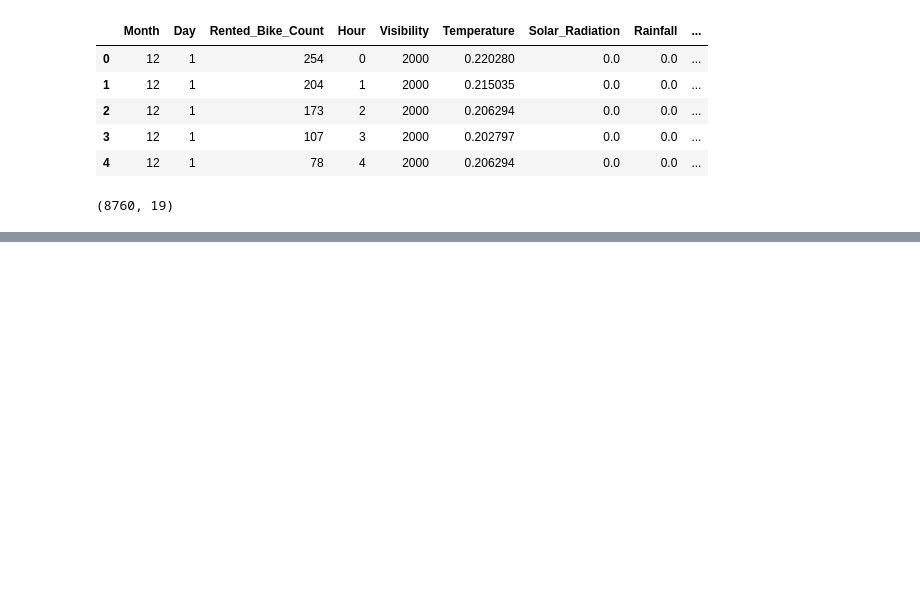
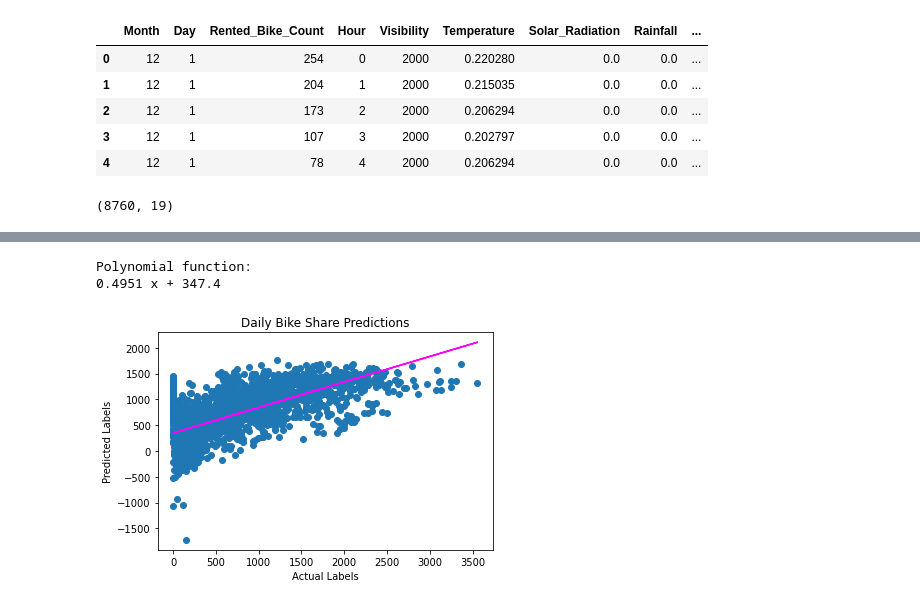
Before and after one commit to VermaSanjayrk/Seoul-Bike-Sharing-Demand-Prediction, a Jupyter notebook: Seoul_Bike_Sharing_Demand_Prediction.ipynb, the cells around one changed output, grey strips where cells are left out. Cells and saved outputs as stored; diff of their text form; code cells hidden in the pictures; blank space fills up the shorter version.

```diff
--- a/Seoul_Bike_Sharing_Demand_Prediction.ipynb
+++ b/Seoul_Bike_Sharing_Demand_Prediction.ipynb
@@ -602,0 +626,3 @@ df.shape
+# %%
+#splitting train and test data sets
+X_train, X_test, y_train, y_test = train_test_split(X, y, test_size=0.3, random_state=42)
@@ -602,0 +640,5 @@ df.shape
+# %%
+#scaling the data
+scaler = StandardScaler()
+X_train = scaler.fit_transform(X_train)
+X_test = scaler.transform(X_test)
@@ -602,0 +657,6 @@ df.shape
+# %%
+from sklearn.linear_model import LinearRegression
+
+# Fit the linear regression on the training set
+model = LinearRegression().fit(X_train, y_train)
+print(model)
@@ -602,0 +665,6 @@ df.shape
+# %%
+predictions = model.predict(X_test)
+np.set_printoptions(suppress=True) # suppress = True, suppresses the use of scientific notation for small numbers
+
+print(f'Predicted labels: {np.round(predictions)[:10]}')
+print(f'Actaul labels: {y_test[:10]}')
@@ -602,0 +684,15 @@ df.shape
+# %%
+plt.scatter(y_test, predictions)
+plt.xlabel('Actual Labels')
+plt.ylabel('Predicted Labels')
+plt.title('Daily Bike Share Predictions')
+# overlay the regression line
+z = np.polyfit(y_test, predictions, 1) # Fit the polynomial of degree 1 to the points (y_test, predictions). Returns a vector of coefficients z that minimises the squared error in the order deg, deg-1, … 0.
+p = np.poly1d(z) # Define the polynimial function
+print(f'Polynomial function: {p}')
+plt.plot(y_test,p(y_test), color='magenta') # Here  p(y_test) will evaluate the polynomial function for every point in y_test
+plt.show()
+# %% [output]
+Polynomial function:
+0.4951 x + 347.4
+[figure, added]
```
Also changed, not shown: parts of 32 cells of this notebook.
